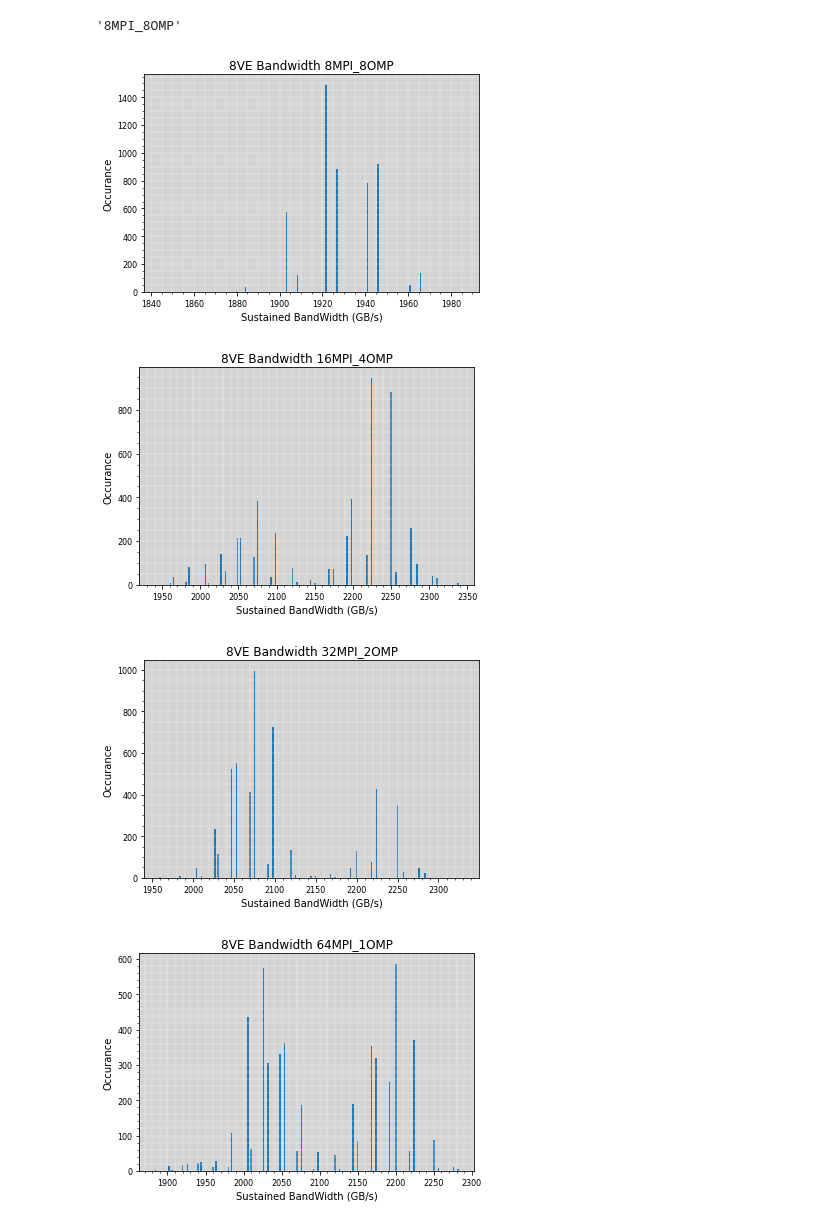
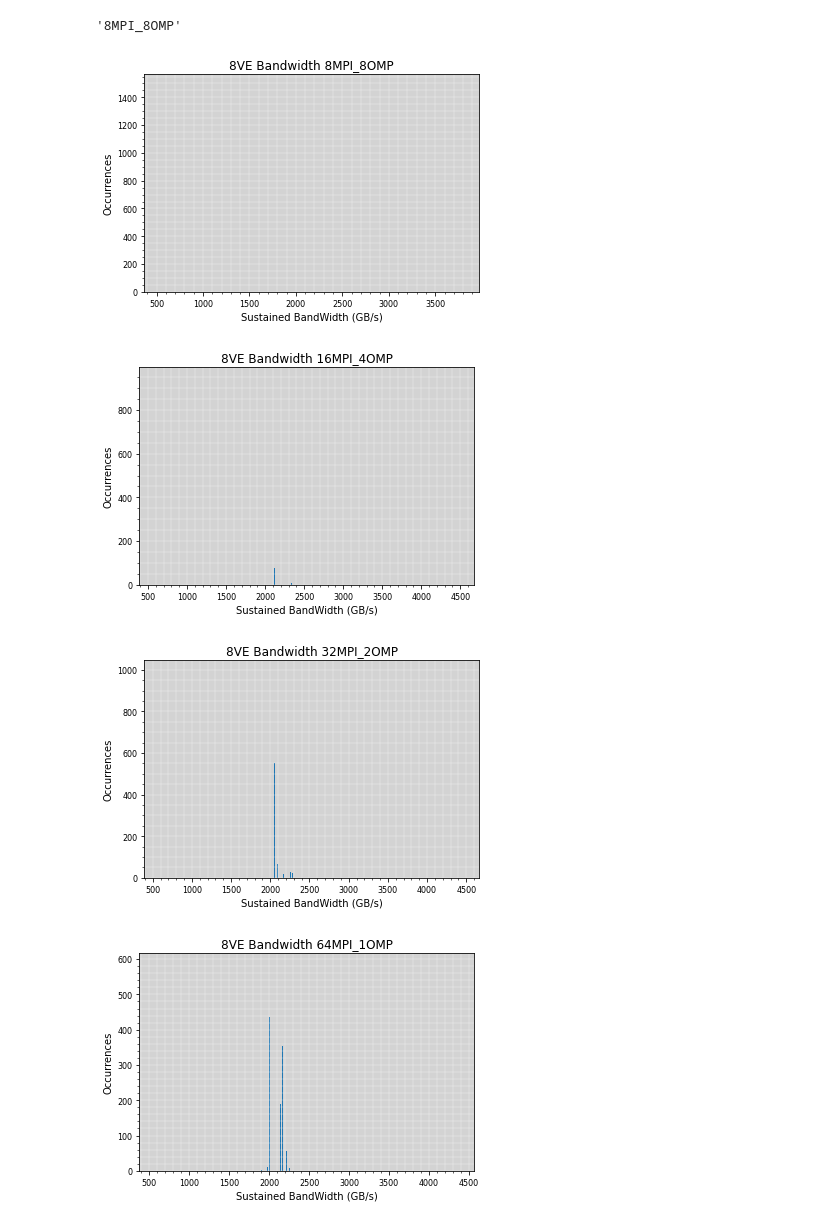
Before and after one commit to hongyx11/dgemv_benchmark, a Jupyter notebook: tlr_gemv/histtrace.ipynb, the cells around one changed output. Saved outputs shown, nothing was run; the diff lists cells and outputs as text; code cells hidden in the pictures.

```diff
--- a/tlr_gemv/histtrace.ipynb
+++ b/tlr_gemv/histtrace.ipynb
@@ -53,21 +53,21 @@ for idx,tmpf in enumerate(tmpflist):
     fig,ax=plt.subplots()
     ax.set_facecolor('lightgrey')
     ax.set_alpha(0.0001)
-    timedata = np.array(datamap[klist[idx]]['Time'])
+    timedata = np.array(datamap[klist[idx]]['Time']) * 1000000
     std = np.std(timedata)
     print(std)
     plt.plot(timedata,label='8VE {} Time '.format(klist[idx]))
-    plt.ylabel('Time (seconds)')
+    plt.ylabel('Time (micro seconds)')
     plt.xlabel('Nruns')
     plt.xticks(fontsize=8)
     plt.yticks(fontsize=8)
     plt.legend(fontsize=8)
     ymax = np.array(timedata).max()
     ymin = np.array(timedata).min()
-    plt.ylim([ymin*0.9,ymax*1.1])
+    plt.ylim([ymin*0.2,ymax*2])
     plt.minorticks_on()
     plt.grid(which='both', color='white', linewidth='0.3')
     plt.title("8VE 5000 runs std: {:.4e}".format(std))
-    plt.savefig('plots/traces/{}.pdf'.format('time_8VE_'+klist[idx]),bbox_inches='tight')
+    plt.savefig('plots/traces/{}.eps'.format('time_8VE_'+klist[idx]),bbox_inches='tight')
     plt.close()
 # %% [output]
@@ -98,23 +106,26 @@ klist[0]
 # %%
 for idx,tmpf in enumerate(tmpflist):
     fig,ax=plt.subplots()
     ax.set_facecolor('lightgrey')
     ax.set_alpha(0.0001)
-    plt.hist(datamap[klist[idx]]['Bandwidth'],bins=200)
+    bddata = np.array(datamap[klist[idx]]['Bandwidth'])
+    plt.hist(bddata,bins=200)
     plt.ylabel('Occurrences')
     plt.xlabel('Sustained BandWidth (GB/s)')
     plt.xticks(fontsize=8)
     plt.yticks(fontsize=8)
-    pl
+    xmax = np.array(bddata).max()
+    xmin = np.array(bddata).min()
+    plt.xlim([xmin*0.5,xmax*1.7])
     plt.minorticks_on()
     plt.title('8VE Bandwidth {}'.format(klist[idx]))
     plt.grid(which='both', color='white', linewidth='0.3')
-    plt.savefig('plots/traces/{}.pdf'.format('bandwidth_8VE_'+klist[idx]),bbox_inches='tight')
+    plt.savefig('plots/traces/{}.eps'.format('bandwidth_8VE_'+klist[idx]),bbox_inches='tight')
 # %% [output]
-[figure, old version]
+[figure, new version]
-[figure, old version]
+[figure, new version]
-[figure, old version]
+[figure, new version]
-[figure, old version]
+[figure, new version]
 # %%
 # %% [output]
 [2031.0,
```
Also changed, not shown: parts of 1 cell of this notebook, 20 other files.
